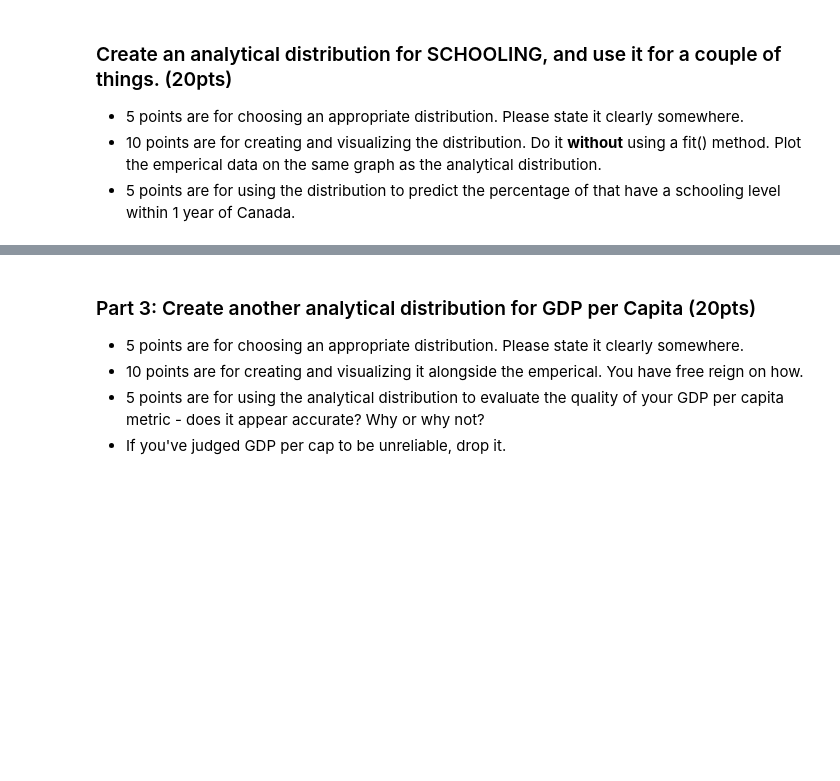
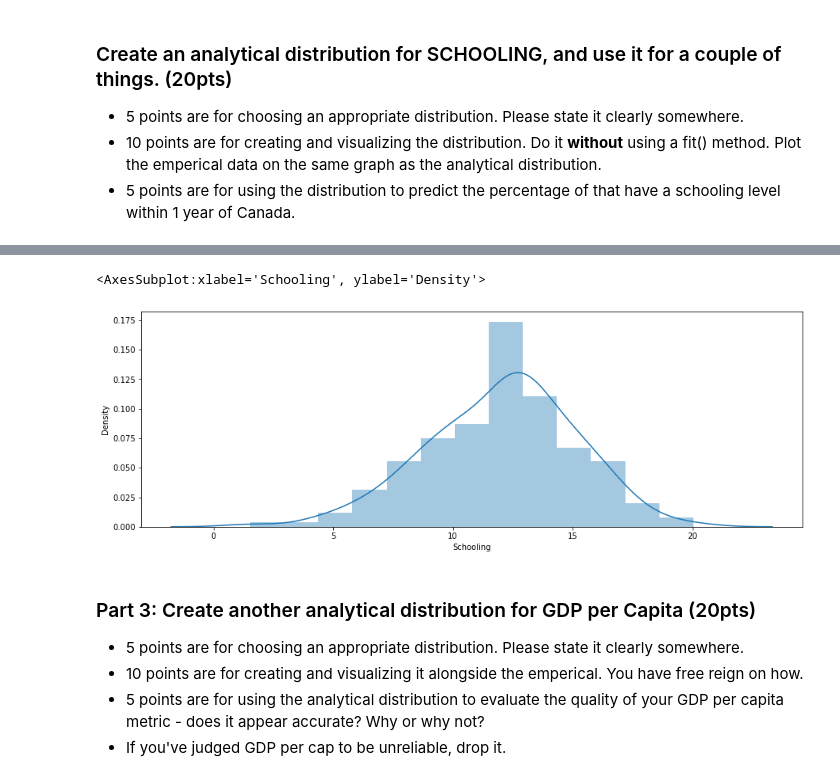
Before and after one commit to SidhST12/BSIP_Assignment_2_Students, a Jupyter notebook: stats_asn_2_start.ipynb, the cells around one changed output, grey strips where cells are left out. Cells and saved outputs as stored; diff of their text form; code cells hidden in the pictures; blank space fills up the shorter version.

```diff
--- a/stats_asn_2_start.ipynb
+++ b/stats_asn_2_start.ipynb
@@ -186,3 +172,9 @@ KeyError: 'Schooling'
+# %%
+
+sns.distplot(dfs)
+# %% [output]
+<AxesSubplot:xlabel='Schooling', ylabel='Density'>
+[figure, added]
 # %% [markdown]
 ### Part 3: Create another analytical distribution for GDP per Capita (20pts)
 
```
Also changed, not shown: parts of 9 cells of this notebook.
